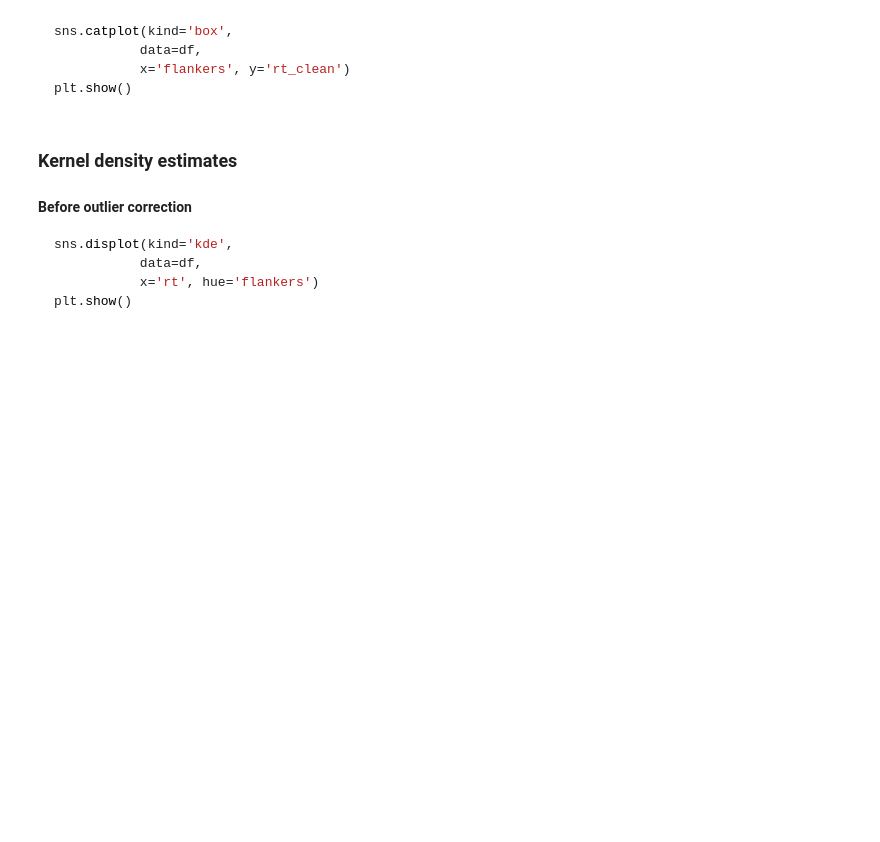
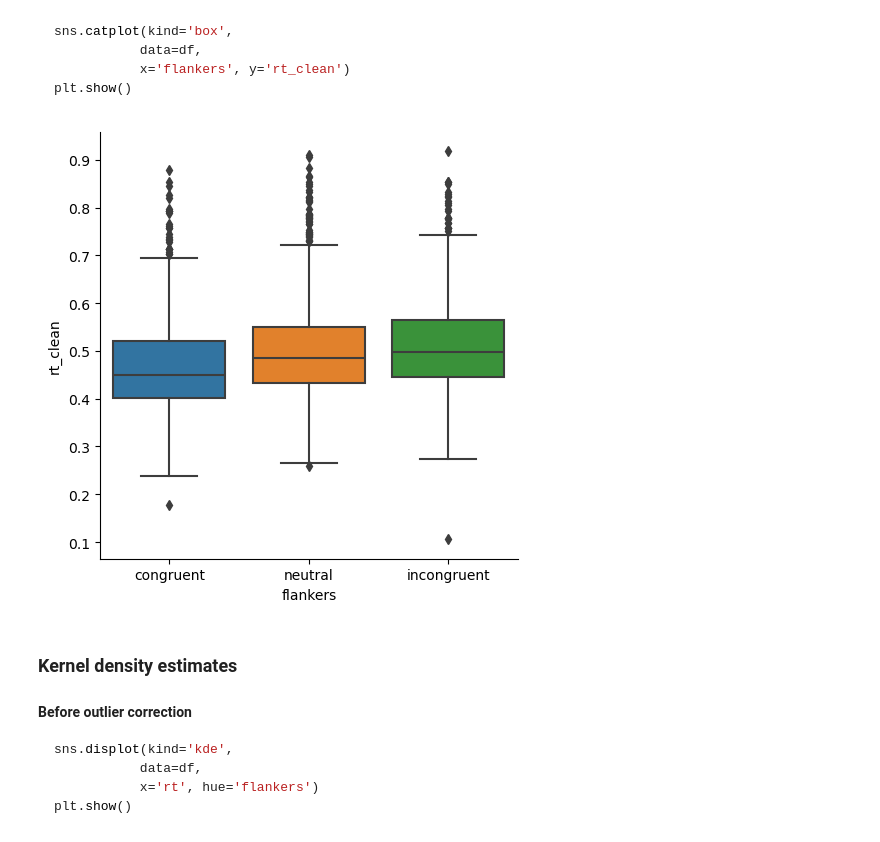
Before and after one commit to stochastic-bean/NDS_Ch5_Biostatistics, a Jupyter notebook: 2 - data_cleaning.ipynb, the cells around one changed output. Saved outputs shown, nothing was run; the diff lists cells and outputs as text; code cells hidden in the pictures; blank space fills up the shorter version.

Commit message:
FInished filling out data_cleaning module

```diff
--- a/2 - data_cleaning.ipynb
+++ b/2 - data_cleaning.ipynb
@@ -857,6 +870,13 @@ sns.catplot(kind='box',
            x='flankers', y='rt_clean')
 plt.show()
 ~~~
+# %%
+sns.catplot(kind='box',
+            data=df,
+            x='flankers', y='rt_clean')
+plt.show()
+# %% [output]
+[figure, added]
 # %% [markdown]
 ### Kernel density estimates
 
```
Also changed, not shown: parts of 15 cells of this notebook.
